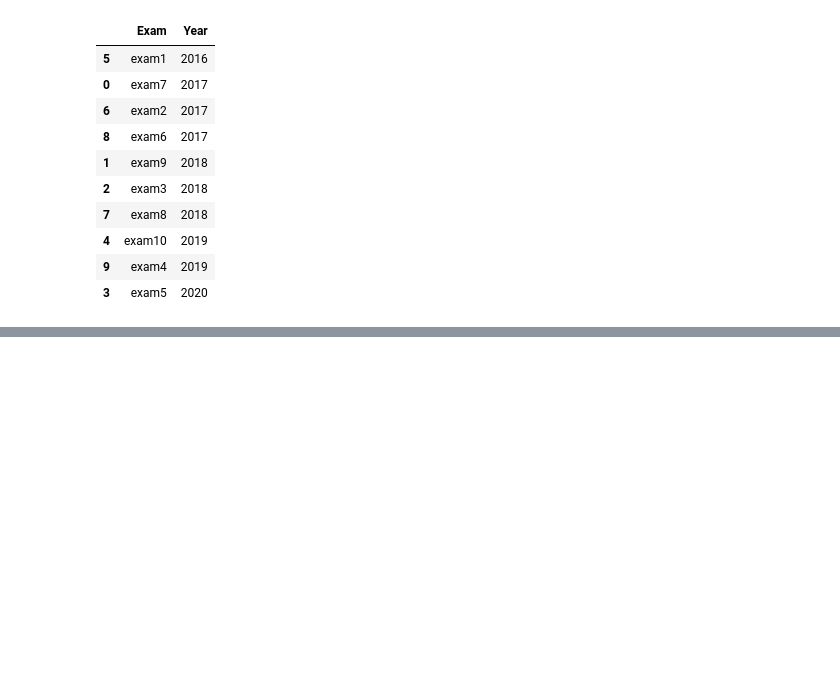
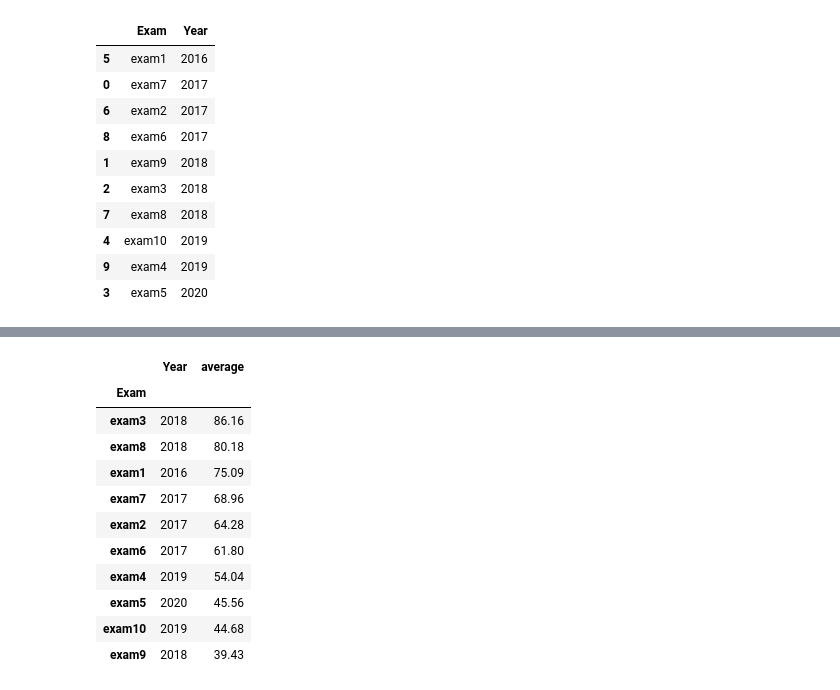
Before and after one commit to pChitral/assignment6, a Jupyter notebook: playground.ipynb, the cells around one changed output, grey strips where cells are left out. Drawn from its saved outputs; the diff is of its cells as text; code cells hidden in the pictures; blank space fills up the shorter version.

```diff
--- a/playground.ipynb
+++ b/playground.ipynb
@@ -385,0 +487,17 @@ df_exams.sort_values(by='Year')
+# %%
+df_from_file = pd.read_csv("ex3.csv", index_col=0)
+df_from_file['Year'] = df_from_file['Year'].astype('int32')
+df_from_file
+# %% [output]
+|  | Year | average |
+| Exam |  |  |
+| exam3 | 2018 | 86.16 |
+| exam8 | 2018 | 80.18 |
+| exam1 | 2016 | 75.09 |
+| exam7 | 2017 | 68.96 |
+| exam2 | 2017 | 64.28 |
+| exam6 | 2017 | 61.80 |
+| exam4 | 2019 | 54.04 |
+| exam5 | 2020 | 45.56 |
+| exam10 | 2019 | 44.68 |
+| exam9 | 2018 | 39.43 |
```
Also changed, not shown: parts of 12 cells of this notebook, 2 other files.
